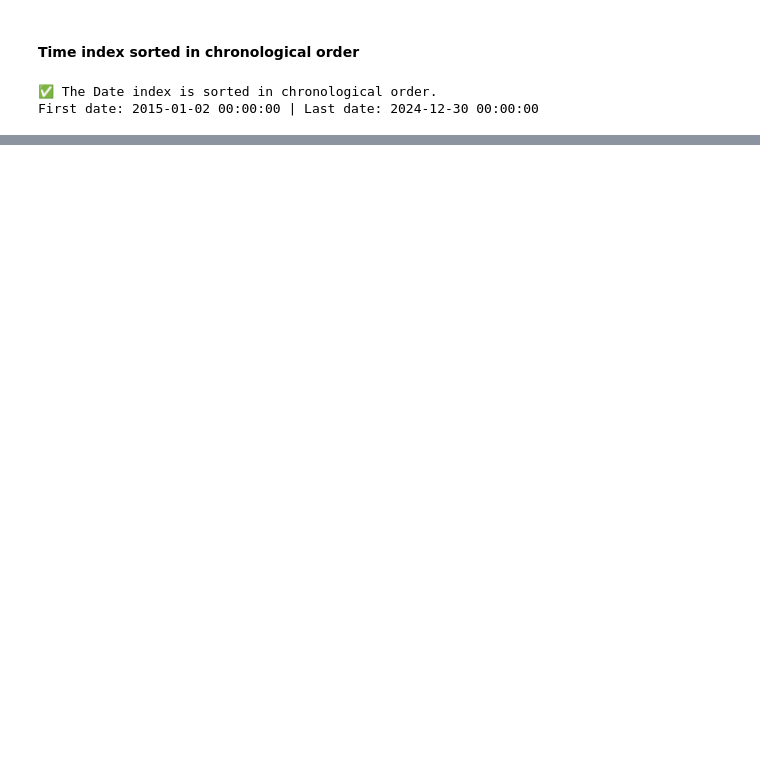
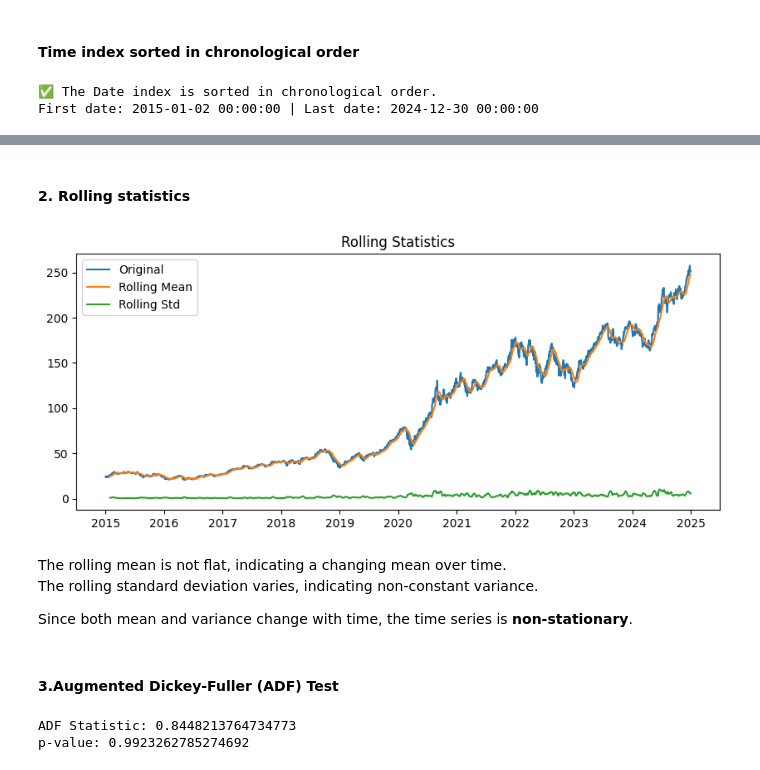
Before and after one commit to akhil1020/Apple-stock-price-forecasting, a Jupyter notebook: APPLE_Stock_Price_Forecasting.ipynb, the cells around one changed output, grey strips where cells are left out. Saved outputs shown, nothing was run; the diff lists cells and outputs as text; code cells hidden in the pictures; blank space fills up the shorter version.

```diff
--- a/APPLE_Stock_Price_Forecasting.ipynb
+++ b/APPLE_Stock_Price_Forecasting.ipynb
@@ -199,0 +331,34 @@ First date: 2015-01-02 00:00:00 | Last date: 2024-12-30 00:00:00
+# %% [markdown]
+#### 2. Rolling statistics
+# %%
+window = 20
+
+rolling_mean = df['Close_AAPL'].rolling(window).mean()
+rolling_std = df['Close_AAPL'].rolling(window).std()
+
+plt.figure(figsize=(10,4))
+plt.plot(df['Close_AAPL'], label='Original')
+plt.plot(rolling_mean, label='Rolling Mean')
+plt.plot(rolling_std, label='Rolling Std')
+plt.legend()
+plt.title('Rolling Statistics')
+plt.show()
+# %% [output]
+[figure, added]
+# %% [markdown]
+The rolling mean is not flat, indicating a changing mean over time.
+The rolling standard deviation varies, indicating non-constant variance.
+
+Since both mean and variance change with time, the time series is **non-stationary**.
+# %% [markdown]
+#### 3.Augmented Dickey-Fuller (ADF) Test
+# %%
+from statsmodels.tsa.stattools import adfuller
+
+result = adfuller(df['Close_AAPL'].dropna())
+
+print('ADF Statistic:', result[0])
+print('p-value:', result[1])
+# %% [output]
+ADF Statistic: 0.8448213764734773
+p-value: 0.9923262785274692
```
Also changed, not shown: parts of 38 cells of this notebook, 5 other files.
